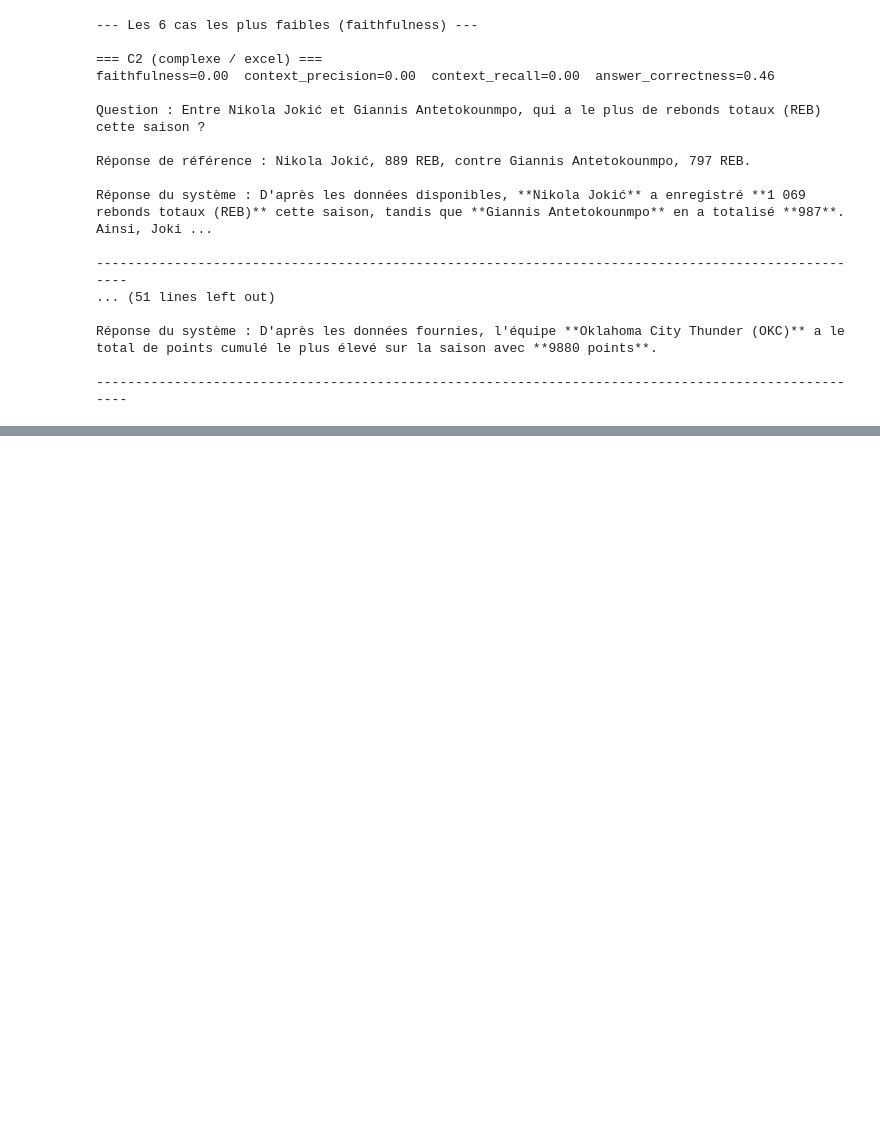
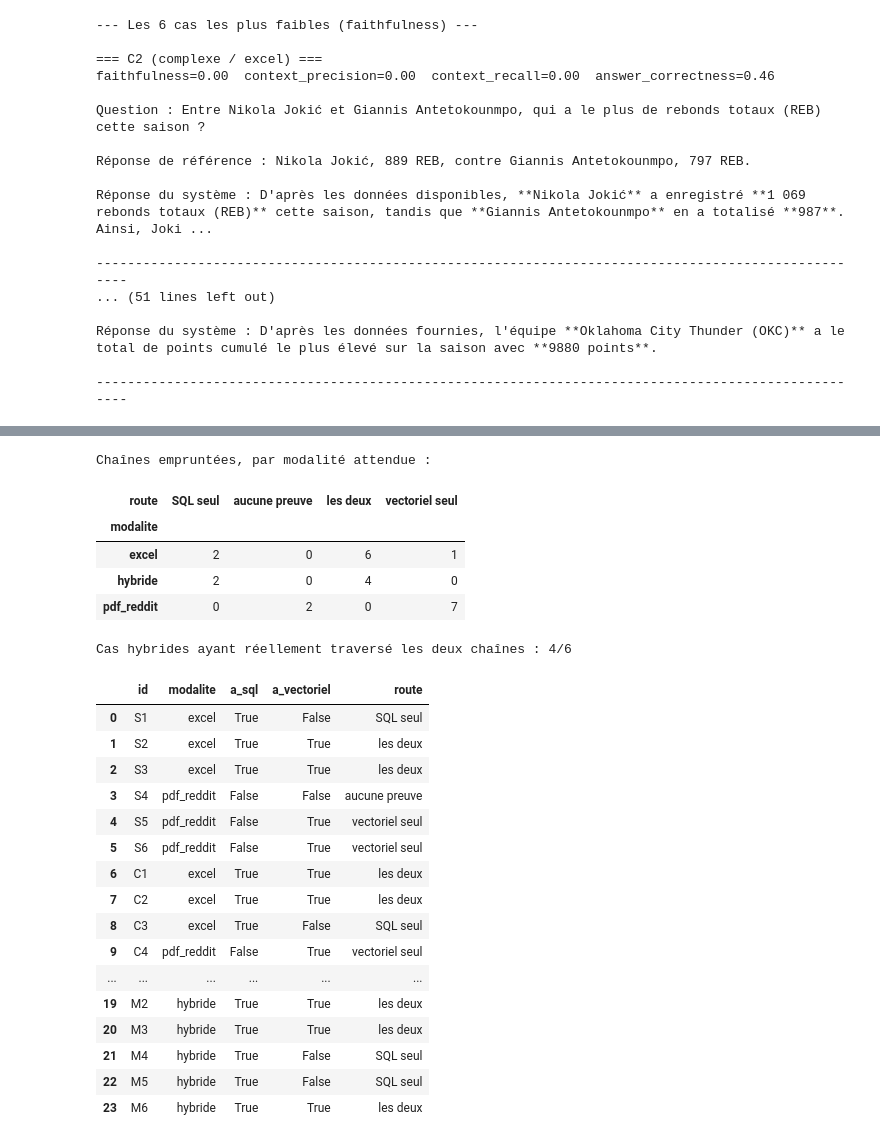
Before and after one commit to FaizaKh93/Projet10_mission, a Jupyter notebook: eval/analyze_results.ipynb, the cells around one changed output, grey strips where cells are left out. Cells and saved outputs as stored; diff of their text form; code cells hidden in the pictures; blank space fills up the shorter version.

```diff
--- a/eval/analyze_results.ipynb
+++ b/eval/analyze_results.ipynb
@@ -137,6 +146,43 @@ def analyser(label):
         print(f"\nRéponse de référence : {row['reference_answer']}")
         print(f"\nRéponse du système : {row['system_response']}")
         print("\n" + "-" * 100 + "\n")
+
+def analyser_routage(label):
+    """Quelle chaîne le système a-t-il RÉELLEMENT empruntée pour chaque question ?
+
+    Mesure déterministe, sans juge LLM : `sql_queries` et `citations` sont relevés
+    dans le code à partir de la trace d'exécution, jamais déclarés par le modèle
+    (cf. schemas.py). RAGAS ne peut pas dire si un cas hybride a traversé les deux
+    chaînes ; ces deux champs, si.
+    """
+    if label not in runs or "sql_queries" not in runs[label].columns:
+        print("Axe non applicable : ce run précède le tool SQL.")
+        return
+
+    d = runs[label].copy()
+    d["a_sql"] = d["sql_queries"].apply(lambda x: bool(x) if isinstance(x, list) else False)
+    d["a_vectoriel"] = d["citations"].apply(lambda x: bool(x) if isinstance(x, list) else False)
+
+    def route(r):
+        if r["a_sql"] and r["a_vectoriel"]:
+            return "les deux"
+        if r["a_sql"]:
+            return "SQL seul"
+        if r["a_vectoriel"]:
+            return "vectoriel seul"
+        return "aucune preuve"
+
+    d["route"] = d.apply(route, axis=1)
+
+    print("Chaînes empruntées, par modalité attendue :")
+    display(pd.crosstab(d["modalite"], d["route"]))
+
+    # Les cas hybrides sont ceux pour lesquels on ATTEND les deux chaînes
+    hyb = d[d["modalite"] == "hybride"]
+    if len(hyb):
+        deux = (hyb["route"] == "les deux").sum()
+        print(f"\nCas hybrides ayant réellement traversé les deux chaînes : {deux}/{len(hyb)}")
+    display(d[["id", "modalite", "a_sql", "a_vectoriel", "route"]])
 # %% [markdown]
 ## 1. Run `baseline` — prototype d'origine
 
@@ -367,0 +373,27 @@ Comparaison sur les **17 cas communs** (S6 a échoué côté juge sur une limite
+# %%
+analyser_routage("tool_sql")
+# %% [output]
+Chaînes empruntées, par modalité attendue :
+| route | SQL seul | aucune preuve | les deux | vectoriel seul |
+| modalite |  |  |  |  |
+| excel | 2 | 0 | 6 | 1 |
+| hybride | 2 | 0 | 4 | 0 |
+| pdf_reddit | 0 | 2 | 0 | 7 |
+Cas hybrides ayant réellement traversé les deux chaînes : 4/6
+|  | id | modalite | a_sql | a_vectoriel | route |
+| 0 | S1 | excel | True | False | SQL seul |
+| 1 | S2 | excel | True | True | les deux |
+| 2 | S3 | excel | True | True | les deux |
+| 3 | S4 | pdf_reddit | False | False | aucune preuve |
+| 4 | S5 | pdf_reddit | False | True | vectoriel seul |
+| 5 | S6 | pdf_reddit | False | True | vectoriel seul |
+| 6 | C1 | excel | True | True | les deux |
+| 7 | C2 | excel | True | True | les deux |
+| 8 | C3 | excel | True | False | SQL seul |
+| 9 | C4 | pdf_reddit | False | True | vectoriel seul |
+| ... | ... | ... | ... | ... | ... |
+| 19 | M2 | hybride | True | True | les deux |
+| 20 | M3 | hybride | True | True | les deux |
+| 21 | M4 | hybride | True | False | SQL seul |
+| 22 | M5 | hybride | True | False | SQL seul |
+| 23 | M6 | hybride | True | True | les deux |
```
Also changed, not shown: parts of 12 cells of this notebook, 5 other files.
